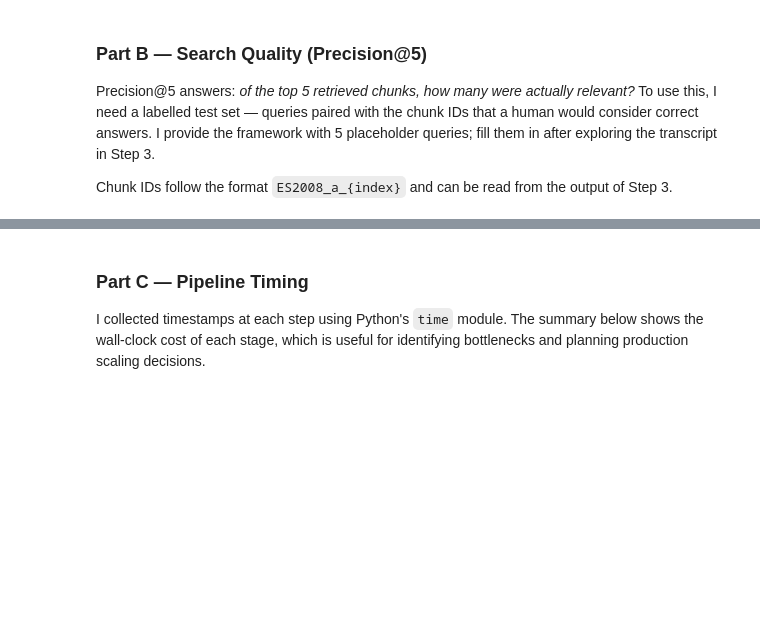
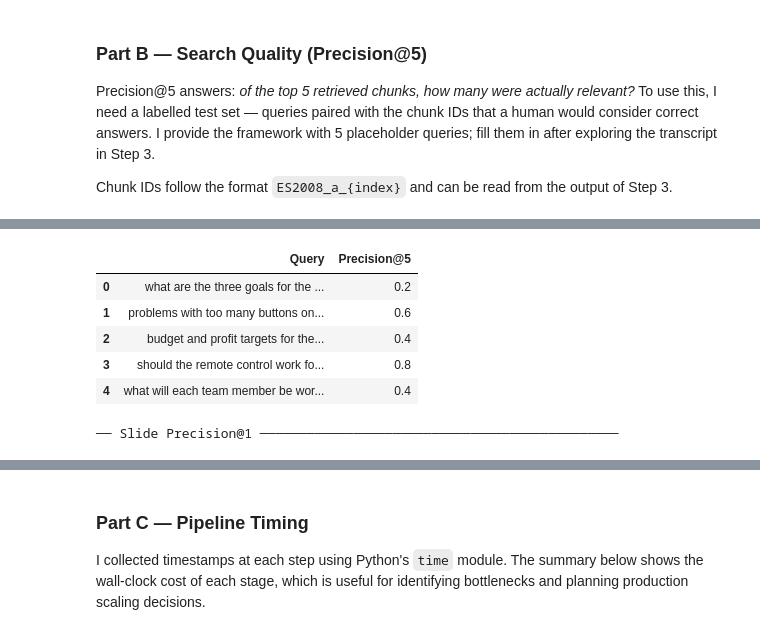
Before and after one commit to z83zhang/ai-data-engineering, a Jupyter notebook: multimodal-search-pipeline/notebook.ipynb, the cells around one changed output, grey strips where cells are left out. Saved outputs shown, nothing was run; the diff lists cells and outputs as text; code cells hidden in the pictures; blank space fills up the shorter version.

```diff
--- a/multimodal-search-pipeline/notebook.ipynb
+++ b/multimodal-search-pipeline/notebook.ipynb
@@ -362,7 +451,7 @@ for rank, (cid, doc, meta, dist) in enumerate(
 
 The same search pattern applies to the slides collection. Because slide text is typically sparser than transcript text, similarity scores will often be lower — this is expected and does not indicate worse retrieval quality.
 # %%
-QUERY_SLIDES = "REPLACE WITH YOUR QUERY"
+QUERY_SLIDES = "product features of the remote control"
 
 _t0 = time.time()
 q_emb_slides = embed_model.encode([QUERY_SLIDES], convert_to_numpy=True)
@@ -398,7 +505,7 @@ The most compelling feature of a multimodal pipeline is the ability to ask a sin
 
 I query both ChromaDB collections independently, tag each result with its modality (`AUDIO` or `SLIDE`), merge the lists, and re-sort by similarity score. This gives a globally ranked list of the most relevant meeting moments across both channels.
 # %%
-QUERY_CROSS = "REPLACE WITH YOUR QUERY"
+QUERY_CROSS = "what does the remote control need to look like"
 
 q_emb_cross = embed_model.encode([QUERY_CROSS], convert_to_numpy=True)
 
@@ -534,11 +676,16 @@ def precision_at_5(retrieved_chunks: list[dict], relevant_chunks: list[str]) ->
 
 # ── Fill in your labelled queries below ────────────────────────────────────
 test_set = [
-    {"query": "", "relevant_chunks": []},
-    {"query": "", "relevant_chunks": []},
-    {"query": "", "relevant_chunks": []},
-    {"query": "", "relevant_chunks": []},
-    {"query": "", "relevant_chunks": []},
+    {"query": "what are the three goals for the new remote control",
+     "relevant_chunks": ["ES2008_a_1"]},
+    {"query": "problems with too many buttons on remote controls",
+     "relevant_chunks": ["ES2008_a_13", "ES2008_a_14", "ES2008_a_16"]},
+    {"query": "budget and profit targets for the product",
+     "relevant_chunks": ["ES2008_a_9", "ES2008_a_10"]},
+    {"query": "should the remote control work for TV only or also video recorder",
+     "relevant_chunks": ["ES2008_a_19", "ES2008_a_20", "ES2008_a_16", "ES2008_a_17"]},
+    {"query": "what will each team member be working on individually",
+     "relevant_chunks": ["ES2008_a_22", "ES2008_a_23"]},
 ]
 
 print("── Precision@5 Evaluation ─────────────────────────────────────────")
@@ -567,0 +728,52 @@ else:
+# %%
+# Slide IDs are filename stems (filename without ".jpg").
+# See slides_df["slide_filename"] in Step 2 for all valid IDs.
+slide_test_set = [
+    {
+        "query": "selling price profit target international market",
+        "relevant_slides": ["ES2008a.469.81__509.35"],
+    },
+    {
+        "query": "remote control goals original trendy user friendly",
+        "relevant_slides": ["ES2008a.82.68__96.34"],
+    },
+    {
+        "query": "meeting agenda opening project plan discussion closing",
+        "relevant_slides": ["ES2008a.65.11__82.68"],
+    },
+]
+
+print("── Precision@1 Evaluation — Slides ───────────────────────────────")
+slide_p1_results = []
+all_slide_empty = all(not item["query"] for item in slide_test_set)
+
+if all_slide_empty:
+    print("(slide_test_set is empty — fill in queries and relevant_slides to evaluate)")
+else:
+    for item in slide_test_set:
+        if not item["query"]:
+            continue
+        q_emb_s = embed_model.encode([item["query"]], convert_to_numpy=True)
+        res = slides_col.query(
+            query_embeddings=q_emb_s.tolist(),
+            n_results=1,
+            include=["distances"],
+        )
+        top1_id = res["ids"][0][0]
+        p1 = 1.0 if top1_id in item["relevant_slides"] else 0.0
+        slide_p1_results.append({"Query": item["query"][:55], "Top-1 Slide": top1_id, "Precision@1": p1})
+        print(f"  {item['query'][:55]:55s}  →  {top1_id}  P@1 = {p1:.0f}")
+
+    if slide_p1_results:
+        slide_avg = sum(r["Precision@1"] for r in slide_p1_results) / len(slide_p1_results)
+        print(f"\n  Mean Precision@1 across {len(slide_p1_results)} slide queries: {slide_avg:.2f}")
+
+# Display both result tables
+print()
+if p5_results:
+    print("── Transcript Precision@5 ─────────────────────────────────────────")
+    display(pd.DataFrame(p5_results))
+if slide_p1_results:
+    print("── Slide Precision@1 ──────────────────────────────────────────────")
+    display(pd.DataFrame(slide_p1_results))
+# %% [output]
@@ -567,0 +788,7 @@ else:
+|  | Query | Precision@5 |
+| 0 | what are the three goals for the ... | 0.2 |
+| 1 | problems with too many buttons on... | 0.6 |
+| 2 | budget and profit targets for the... | 0.4 |
+| 3 | should the remote control work fo... | 0.8 |
+| 4 | what will each team member be wor... | 0.4 |
+── Slide Precision@1 ──────────────────────────────────────────────
```
Also changed, not shown: parts of 16 cells of this notebook, 3 other files.
